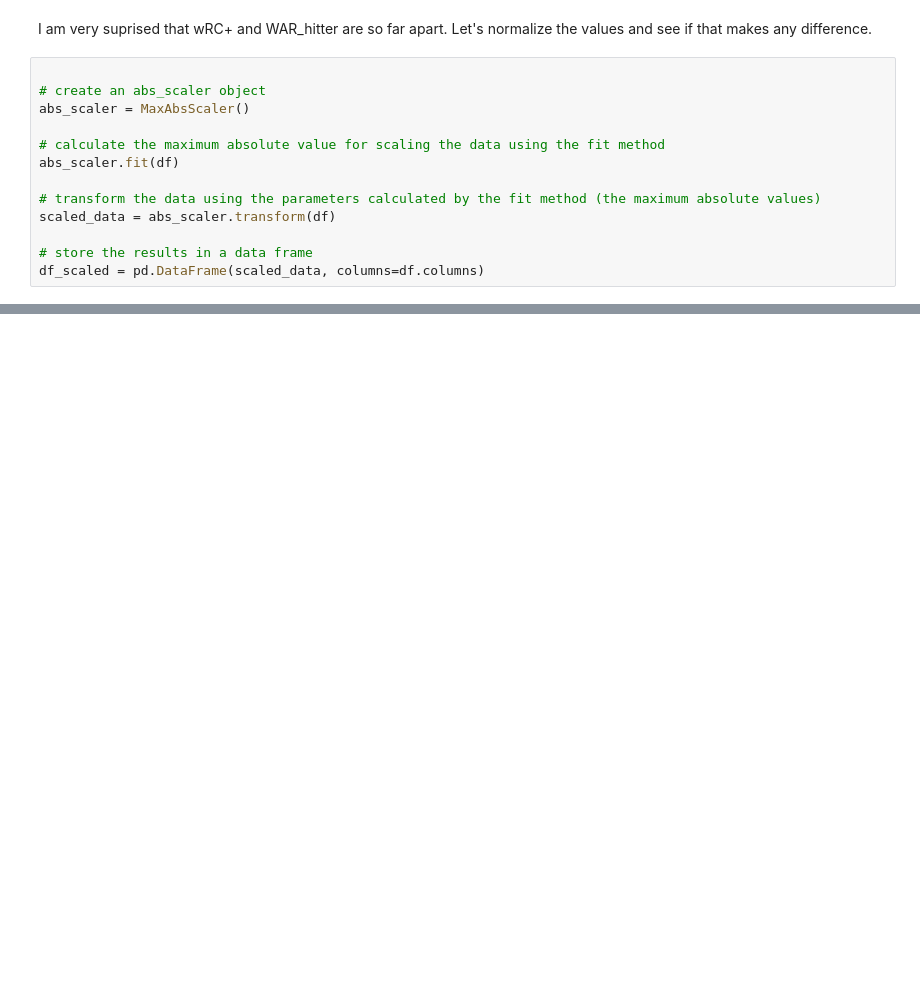
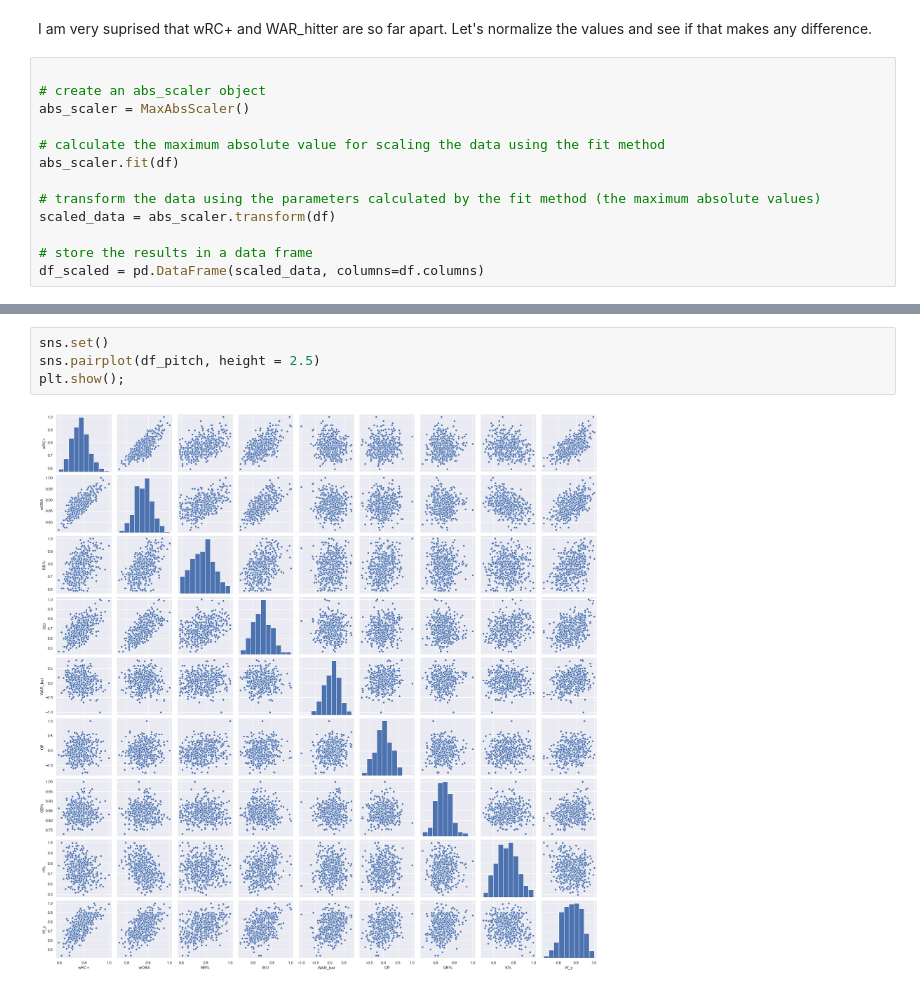
Before and after one commit to bgunn34/BaseballBot, a Jupyter notebook: Team_Stats_Analysis.ipynb, the cells around one changed output, grey strips where cells are left out. Cells and saved outputs as stored; diff of their text form; blank space fills up the shorter version.

```diff
--- a/Team_Stats_Analysis.ipynb
+++ b/Team_Stats_Analysis.ipynb
@@ -104,0 +154,6 @@ It makes no difference.
+# %%
+sns.set()
+sns.pairplot(df_pitch, height = 2.5)
+plt.show();
+# %% [output]
+[figure, added]
```
Also changed, not shown: parts of 12 cells of this notebook.
